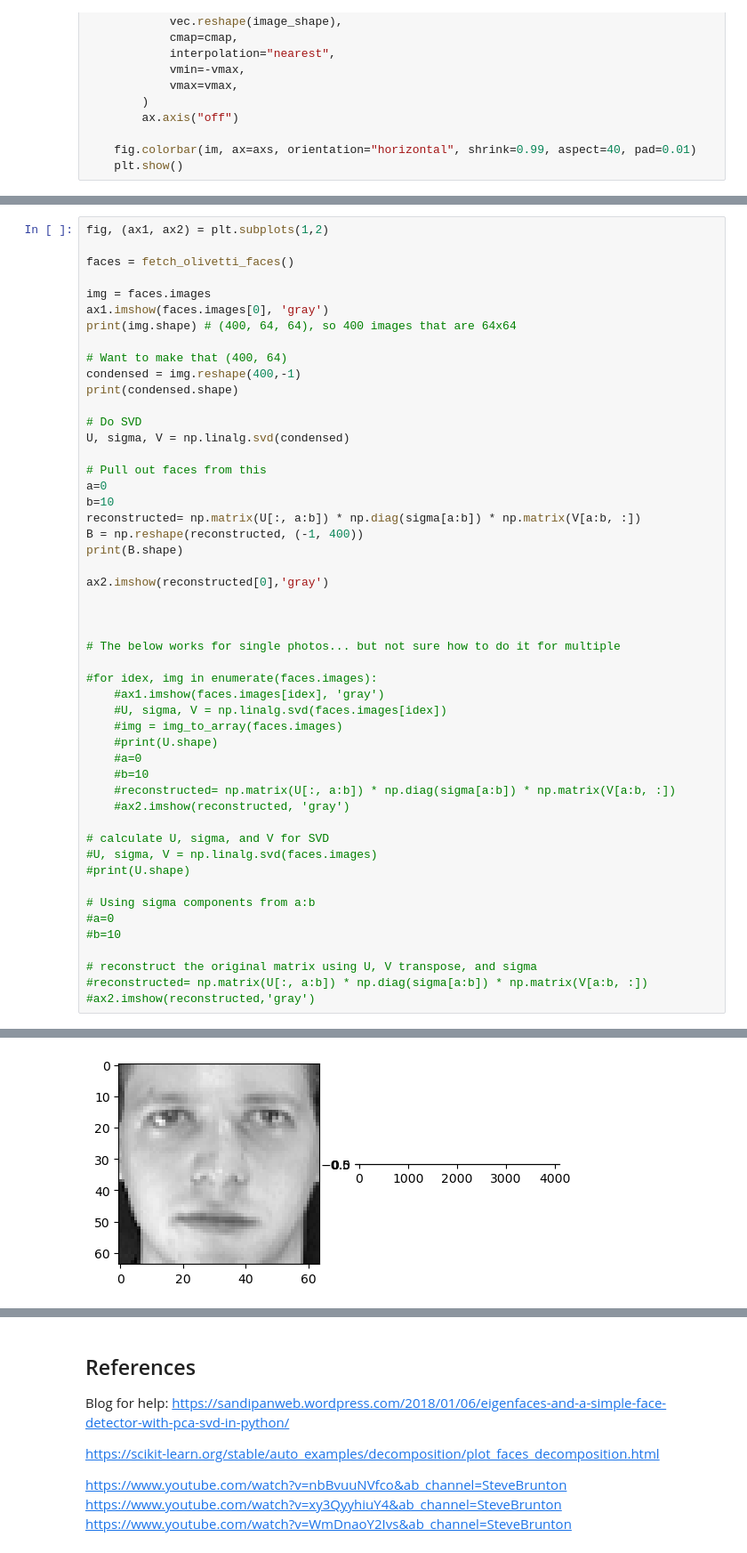
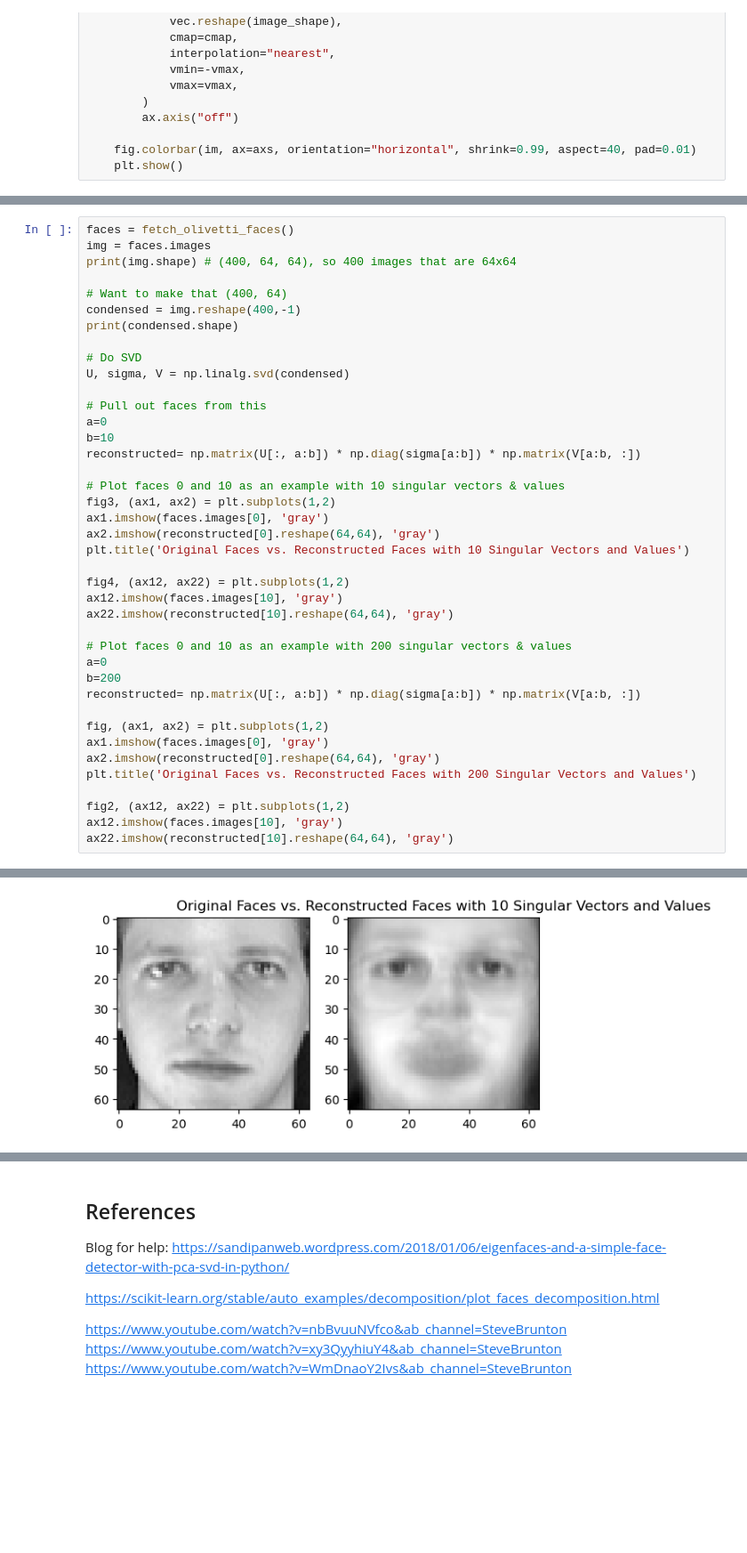
Before and after one commit to karlzam/school, a Jupyter notebook: phys555/assignment01/A1Q2-KZammit.ipynb, the cells around one changed output, grey strips where cells are left out. Shown at 89% size. Drawn from its saved outputs; the diff is of its cells as text; blank space fills up the shorter version.

```diff
--- a/phys555/assignment01/A1Q2-KZammit.ipynb
+++ b/phys555/assignment01/A1Q2-KZammit.ipynb
@@ -215,10 +217,6 @@ Dataset consists of 400 faces
 # %%
-fig, (ax1, ax2) = plt.subplots(1,2)
-
 faces = fetch_olivetti_faces()
-
 img = faces.images
-ax1.imshow(faces.images[0], 'gray')
 print(img.shape) # (400, 64, 64), so 400 images that are 64x64
 
 # Want to make that (400, 64)
@@ -232,36 +230,30 @@ U, sigma, V = np.linalg.svd(condensed)
 a=0
 b=10
 reconstructed= np.matrix(U[:, a:b]) * np.diag(sigma[a:b]) * np.matrix(V[a:b, :])
-B = np.reshape(reconstructed, (-1, 400))
-print(B.shape)
 
-ax2.imshow(reconstructed[0],'gray')
+# Plot faces 0 and 10 as an example with 10 singular vectors & values
+fig3, (ax1, ax2) = plt.subplots(1,2)
+ax1.imshow(faces.images[0], 'gray')
+ax2.imshow(reconstructed[0].reshape(64,64), 'gray')
+plt.title('Original Faces vs. Reconstructed Faces with 10 Singular Vectors and Values')
 
+fig4, (ax12, ax22) = plt.subplots(1,2)
+ax12.imshow(faces.images[10], 'gray')
+ax22.imshow(reconstructed[10].reshape(64,64), 'gray')
 
+# Plot faces 0 and 10 as an example with 200 singular vectors & values
+a=0
+b=200
+reconstructed= np.matrix(U[:, a:b]) * np.diag(sigma[a:b]) * np.matrix(V[a:b, :])
 
-# The below works for single photos... but not sure how to do it for multiple
+fig, (ax1, ax2) = plt.subplots(1,2)
+ax1.imshow(faces.images[0], 'gray')
+ax2.imshow(reconstructed[0].reshape(64,64), 'gray')
+plt.title('Original Faces vs. Reconstructed Faces with 200 Singular Vectors and Values')
 
-#for idex, img in enumerate(faces.images):
-    #ax1.imshow(faces.images[idex], 'gray')
-    #U, sigma, V = np.linalg.svd(faces.images[idex])
-    #img = img_to_array(faces.images)
-    #print(U.shape)
-    #a=0
-    #b=10
-    #reconstructed= np.matrix(U[:, a:b]) * np.diag(sigma[a:b]) * np.matrix(V[a:b, :])
-    #ax2.imshow(reconstructed, 'gray')
-
-# calculate U, sigma, and V for SVD
-#U, sigma, V = np.linalg.svd(faces.images)
-#print(U.shape)
-
-# Using sigma components from a:b
-#a=0
-#b=10
-
-# reconstruct the original matrix using U, V transpose, and sigma
-#reconstructed= np.matrix(U[:, a:b]) * np.diag(sigma[a:b]) * np.matrix(V[a:b, :])
-#ax2.imshow(reconstructed,'gray')
+fig2, (ax12, ax22) = plt.subplots(1,2)
+ax12.imshow(faces.images[10], 'gray')
+ax22.imshow(reconstructed[10].reshape(64,64), 'gray')
 # %% [output]
 (400, 64, 64)
 (400, 4096)
@@ -269,2 +260,2 @@ ax2.imshow(reconstructed[0],'gray')
 <matplotlib.image.AxesImage at 0x...>
-[figure, old version]
+[figure, new version]
```
Also changed, not shown: parts of 3 cells of this notebook, 1 other file.
